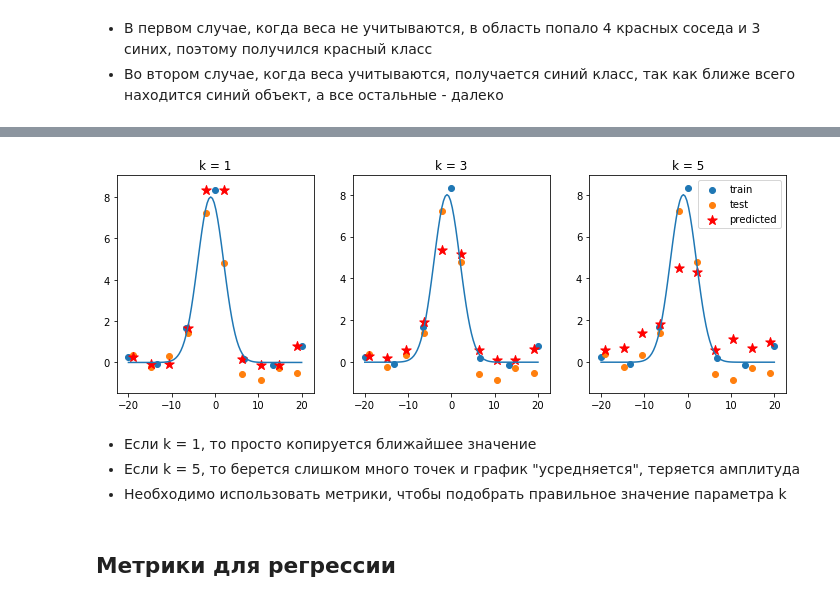
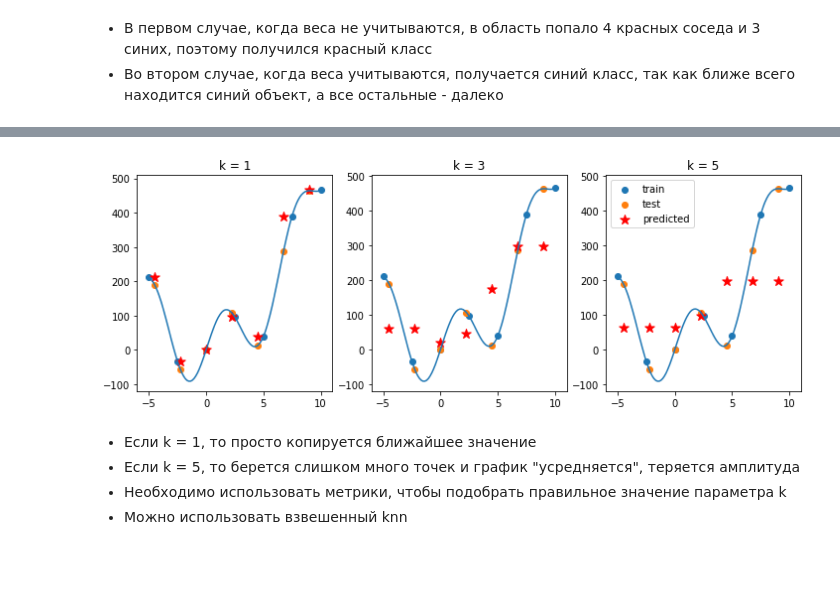
Before and after one commit to julia-komleva/ml_course, a Jupyter notebook: lectures/3_knn/lect_knn.ipynb, the cells around one changed output, grey strips where cells are left out. Cells and saved outputs as stored; diff of their text form; code cells hidden in the pictures; blank space fills up the shorter version.

```diff
--- a/lectures/3_knn/lect_knn.ipynb
+++ b/lectures/3_knn/lect_knn.ipynb
@@ -601,22 +722,3 @@ y_train = 100 * np.sin(x_train) + 5*x_train ** 2 + 2 * x_train + 0.5 * np.random
 
 x_test = np.linspace(start=-4.5, stop=9, num=7)
 y_test = 100 * np.sin(x_test) +   5*x_test ** 2 + 2 * x_test + 0.5 * np.random.normal(size=x_test.size)
-# %%
-np.random.seed(42)
-
-def gaussian(x, a, b, c):
-    return a*np.exp(-np.power(x - b, 2)/(2*np.power(c, 2)))# Generate dummy dataset
-
-x_real = np.linspace(start=-20, stop=20, num=100)
-y_real = gaussian(x_real, 8, -1, 3)
-
-x_train = np.linspace(start=-20, stop=20, num=7)
-y_train = gaussian(x_train, 8, -1, 3)
-noise = 0.5 * np.random.normal(size=y_train.size)
-y_train = y_train + noise
-
-
-x_test = np.linspace(start=-19, stop=19, num=10)
-y_test = gaussian(x_test, 8, -1, 3)
-noise = 0.5 * np.random.normal(size=y_test.size)
-y_test = y_test + noise
@@ -637,38 +728,37 @@ plt.figure(figsize=(12, 4))
 plt.subplot(131)
 plt.plot(x_real, y_real)
 
 plt.scatter(x_train, y_train, label='train')
 plt.scatter(x_test, y_test, label='test')
 
-clf = KNeighborsRegressor(n_neighbors=1, weights='distance')
+clf = KNeighborsRegressor(n_neighbors=1, weights='uniform')
 clf.fit(x_train.reshape(-1, 1), y_train.reshape(-1, 1))
 
 plt.scatter(x_test, clf.predict(x_test.reshape(-1, 1)), s = 100, marker='*', c='r')
 plt.title('k = 1')
 
 plt.subplot(132)
 plt.plot(x_real, y_real)
 
 plt.scatter(x_train, y_train, label='train')
 plt.scatter(x_test, y_test, label='test')
 clf.n_neighbors = 3
 plt.scatter(x_test, clf.predict(x_test.reshape(-1, 1)), s = 100, marker='*', c='r')
 plt.title('k = 3')
 
 plt.subplot(133)
 plt.plot(x_real, y_real)
 
 plt.scatter(x_train, y_train, label='train')
 plt.scatter(x_test, y_test, label='test')
 clf.n_neighbors = 5
 plt.scatter(x_test, clf.predict(x_test.reshape(-1, 1)), s = 100, marker='*', c='r', label='predicted')
 plt.title('k = 5')
 plt.legend();
 # %% [output]
-[figure, old version]
+[figure, new version]
 # %% [markdown]
 - Если k = 1, то просто копируется ближайшее значение
 - Если k = 5, то берется слишком много точек и график "усредняется", теряется амплитуда
 - Необходимо использовать метрики, чтобы подобрать правильное значение параметра k
+- Можно использовать взвешенный knn
-# %% [markdown]
-## Метрики для регрессии
```
Also changed, not shown: parts of 84 cells of this notebook.
